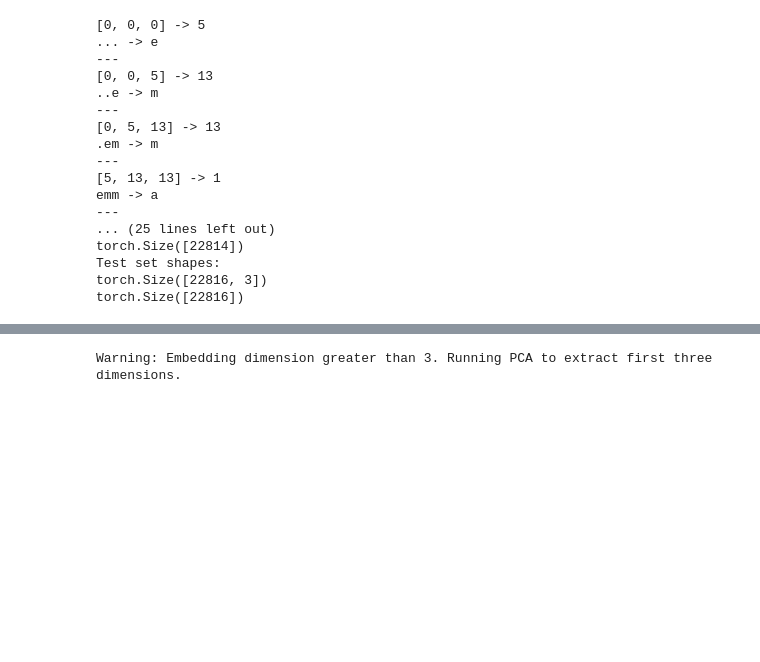
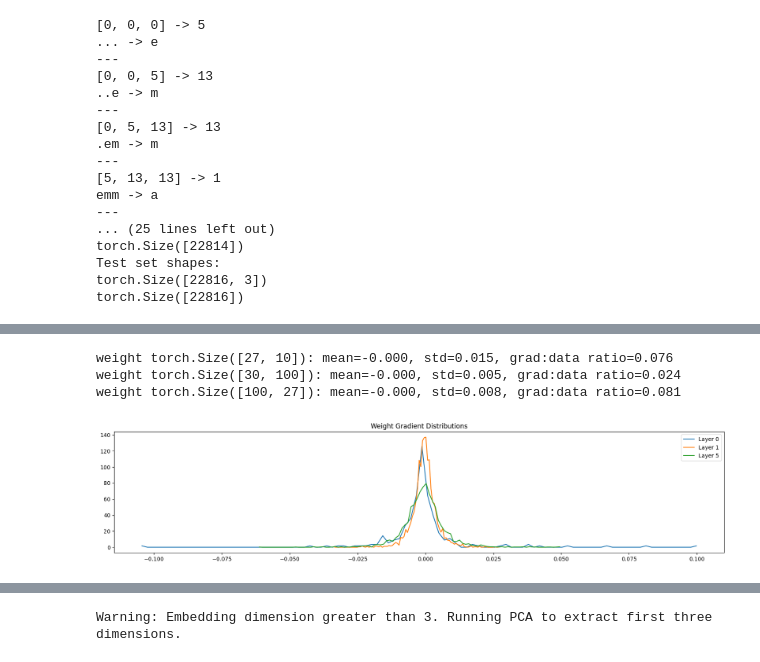
Before and after one commit to shane-kercheval/makemore, a Jupyter notebook: part_2_3_my_code.ipynb, the cells around one changed output, grey strips where cells are left out. Cells and saved outputs as stored; diff of their text form; code cells hidden in the pictures; blank space fills up the shorter version.

```diff
--- a/part_2_3_my_code.ipynb
+++ b/part_2_3_my_code.ipynb
@@ -1175 +1192,20 @@ print(f"{t.std():.10f}")
+# %%
+# https://youtu.be/P6sfmUTpUmc?si=FllUroTQTi3tlrH4&t=5904
+plt.figure(figsize=(20, 4))
+legends = []
+for index, p in enumerate(model.parameters()):
+    t = p.grad
+    if p.ndim == 2:
+        print(f"weight {p.shape}: mean={t.mean():.3f}, std={t.std():.3f}, grad:data ratio={t.std() / p.std():.3f}")
+        hy, hx = torch.histogram(t, density=True)
+        plt.plot(hx[:-1].detach(), hy.detach())
+        legends.append(f"Layer {index}")
+plt.legend(legends)
+plt.title("Weight Gradient Distributions")
+plt.show()
+# %% [output]
+weight torch.Size([27, 10]): mean=-0.000, std=0.015, grad:data ratio=0.076
+weight torch.Size([30, 100]): mean=-0.000, std=0.005, grad:data ratio=0.024
+weight torch.Size([100, 27]): mean=-0.000, std=0.008, grad:data ratio=0.081
+[figure, added]
 # %%
```
Also changed, not shown: parts of 10 cells of this notebook.
